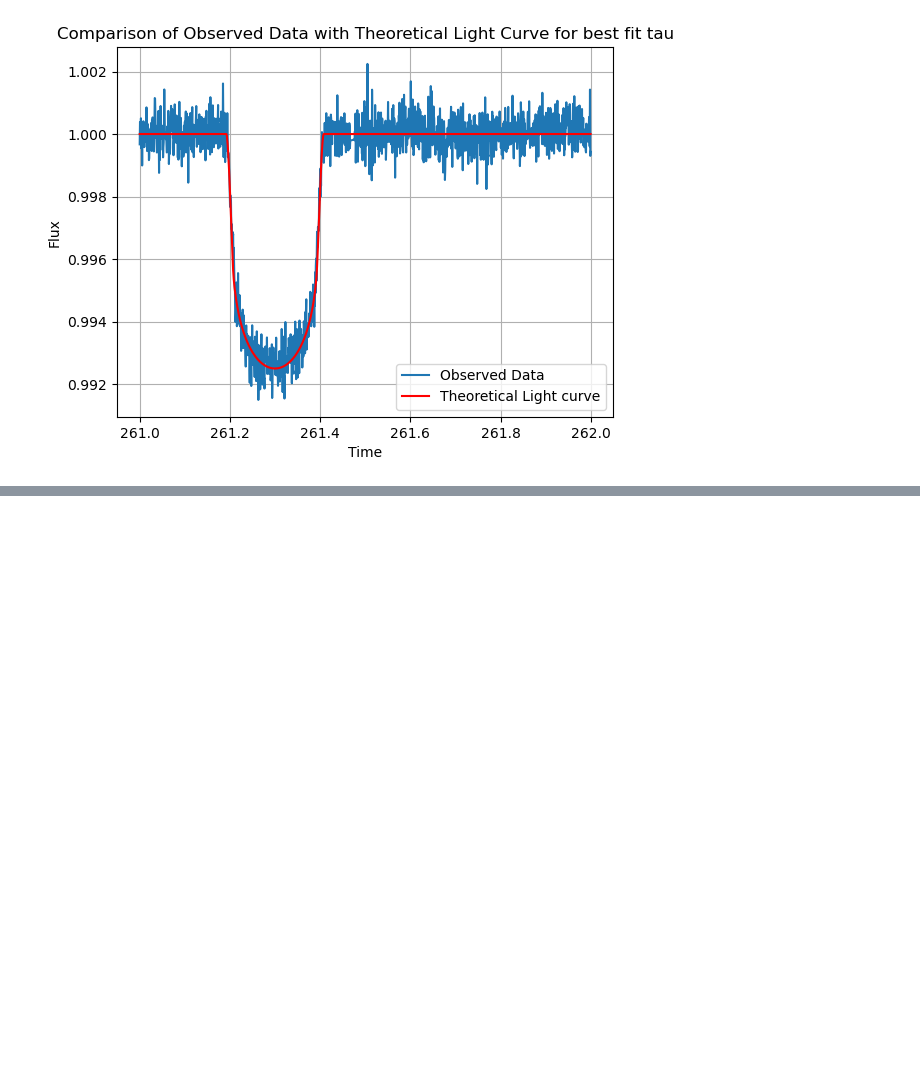
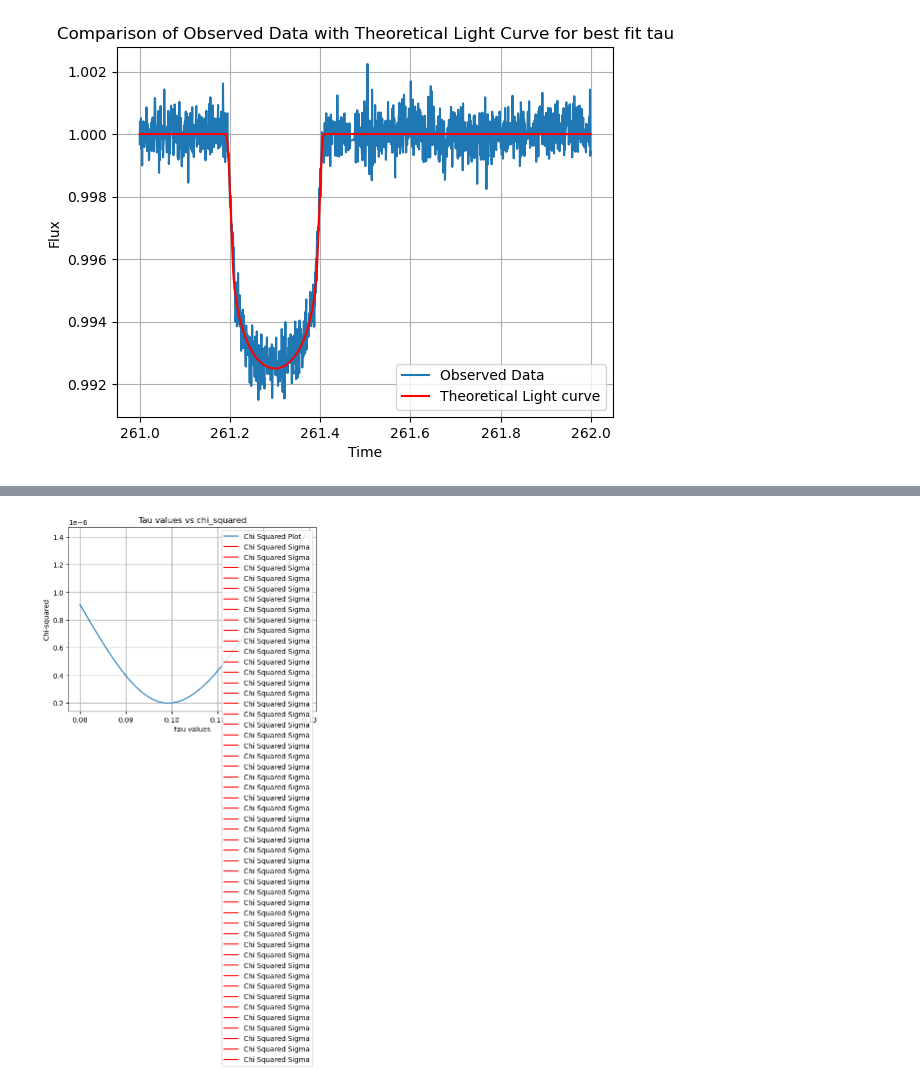
Before and after one commit to Columbia-Astronomy-4260/astr-4260-Juliahaynes777, a Jupyter notebook: PS7/PS7.ipynb, the cells around one changed output, grey strips where cells are left out. Cells and saved outputs as stored; diff of their text form; code cells hidden in the pictures; blank space fills up the shorter version.

```diff
--- a/PS7/PS7.ipynb
+++ b/PS7/PS7.ipynb
@@ -437,0 +451,11 @@ np.std(chi_squared_values)
+# %%
+plt.plot(tau_values, chi_squared_values, label="Chi Squared Plot")
+plt.plot(tau_sigma, chi_squared_sigma, color = 'red', label="Chi Squared Sigma")
+plt.xlabel('tau values')
+plt.ylabel('Chi-squared')
+plt.title('Tau values vs chi_squared')
+plt.legend()
+plt.grid(True)
+plt.show()
+# %% [output]
+[figure, added]
```
Also changed, not shown: parts of 24 cells of this notebook.
